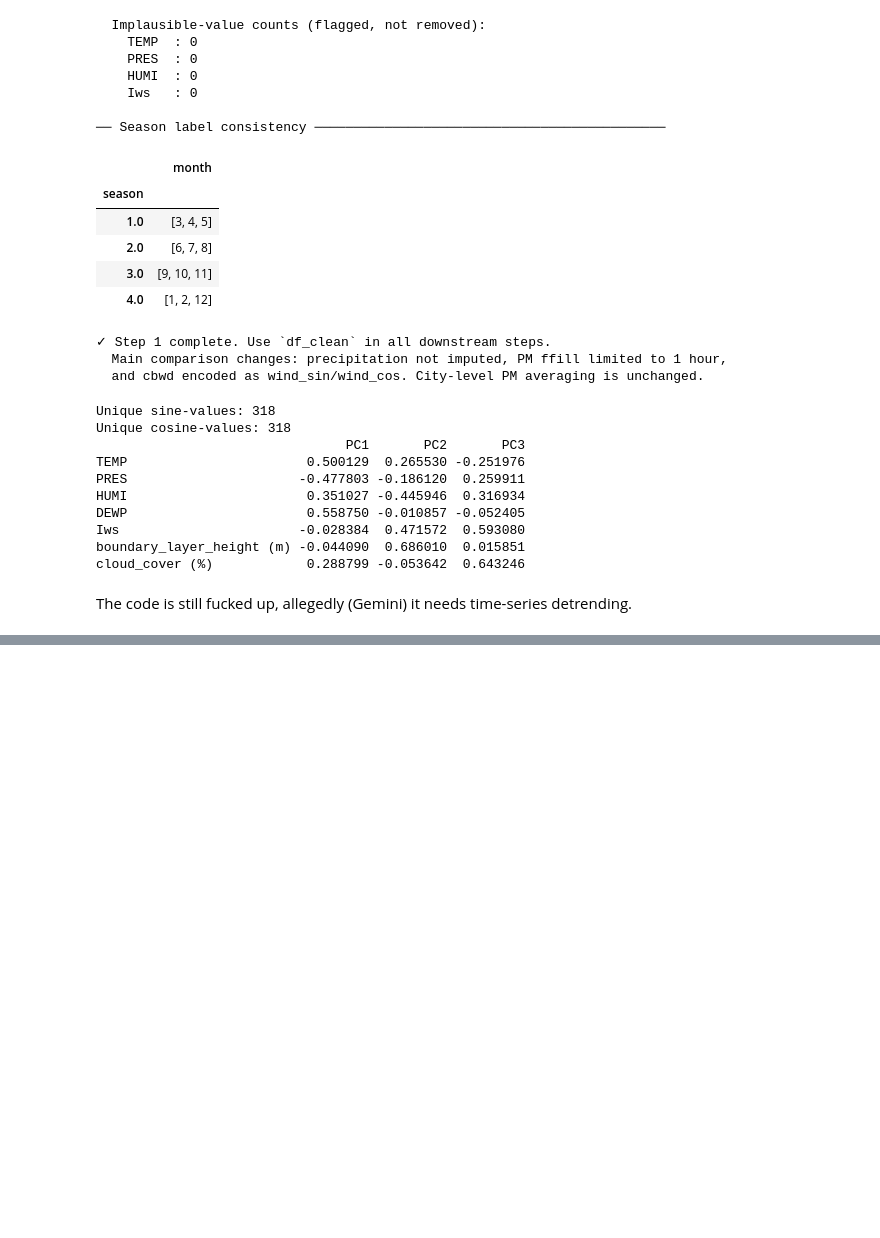
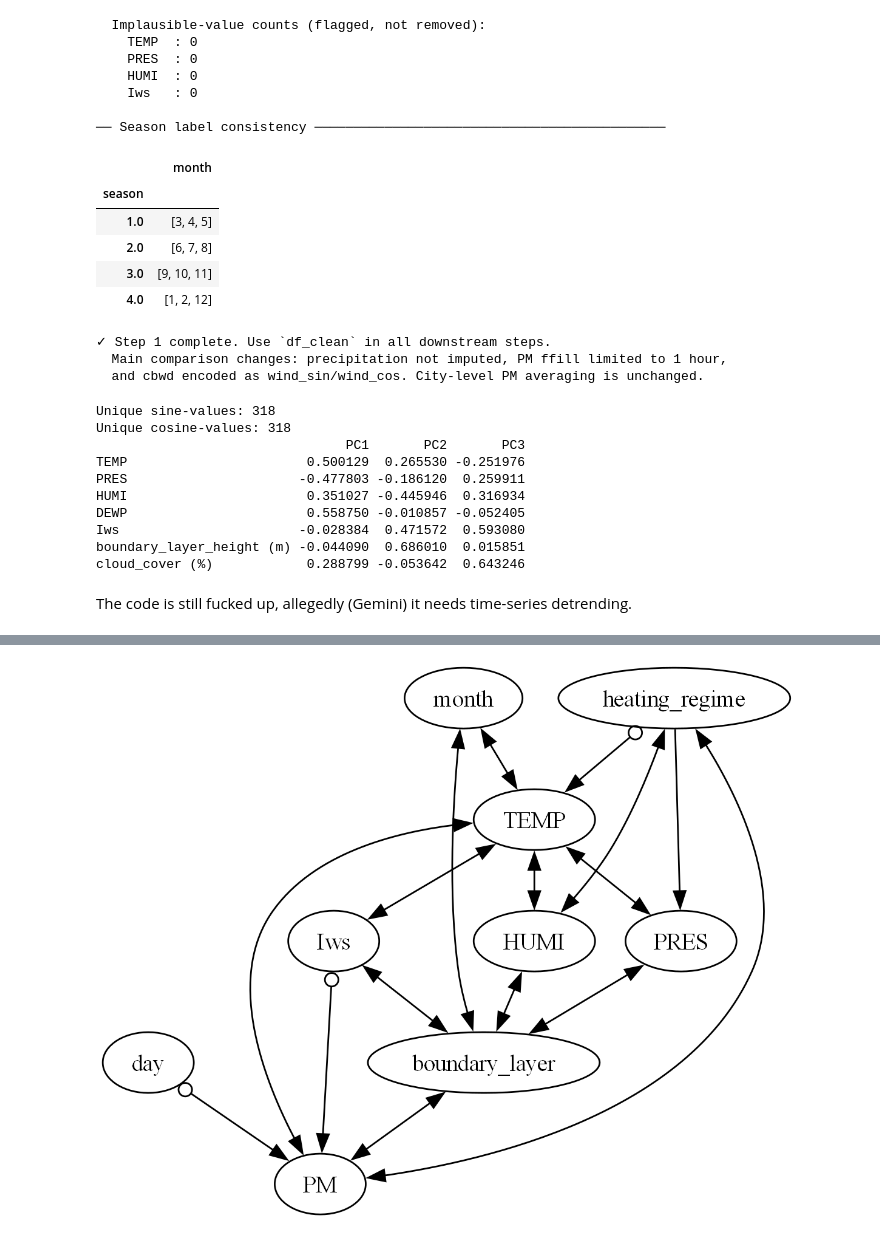
Before and after one commit to OliverOs610/DAI, a Jupyter notebook: ExperimentsOnDataset/experiments03.ipynb, the cells around one changed output, grey strips where cells are left out. Drawn from its saved outputs; the diff is of its cells as text; code cells hidden in the pictures; blank space fills up the shorter version.

```diff
--- a/ExperimentsOnDataset/experiments03.ipynb
+++ b/ExperimentsOnDataset/experiments03.ipynb
@@ -718,0 +730,80 @@ plt.show()
+# %%
+import matplotlib.pyplot as plt
+import numpy as np
+import pandas as pd
+from causallearn.search.ConstraintBased.FCI import fci
+from causallearn.graph.GraphNode import GraphNode
+from causallearn.utils.PCUtils.BackgroundKnowledge import BackgroundKnowledge
+from causallearn.utils.GraphUtils import GraphUtils
+from IPython.display import Image, display
+from sklearn.preprocessing import StandardScaler
+
+# 1. Structural Fix: Downsample to daily intervals
+daily_df = (
+    df_clean.groupby(["city", "year", "month", "day"])
+    .agg(
+        TEMP=("TEMP", "mean"),
+        PRES=("PRES", "mean"),
+        HUMI=("HUMI", "mean"),
+        Iws=("Iws", "mean"),
+        boundary_layer=("boundary_layer_height (m)", "mean"),
+        heating_regime=("heating_regime", "max"),  # 1 if active that day
+        PM=("PM", "mean"),
+    )
+    .reset_index()
+)
+
+# 2. Select variables for the exact left-to-right structural mapping
+graph_features = [
+    "month", "day", "heating_regime", "TEMP", "PRES", "HUMI", "Iws", "boundary_layer", "PM"
+]
+df_graph = daily_df[graph_features].dropna()
+
+scaler = StandardScaler()
+scaled_data = scaler.fit_transform(df_graph)
+
+# 3. BUILD THE STRICT BACKGROUND KNOWLEDGE USING GRAPH NODES (As shown in GitHub)
+bk = BackgroundKnowledge()
+
+# Create a dictionary of GraphNode objects mapped to their column index
+nodes = {name: GraphNode(name) for name in graph_features}
+
+# Rule A: Time (month, day) is completely exogenous. No variable can cause time!
+for var in graph_features:
+    if var not in ["month", "day"]:
+        bk.add_forbidden_by_node(nodes[var], nodes["month"])
+        bk.add_forbidden_by_node(nodes[var], nodes["day"])
+
+# Rule B: Government policy is administrative. Weather parameters CANNOT cause the policy!
+for weather_var in ["TEMP", "PRES", "HUMI", "Iws", "boundary_layer", "PM"]:
+    bk.add_forbidden_by_node(nodes[weather_var], nodes["heating_regime"])
+
+# Rule C: Political choices cannot alter absolute physics (heating_regime cannot cause weather)
+for weather_var in ["TEMP", "PRES", "HUMI", "Iws", "boundary_layer"]:
+    bk.add_forbidden_by_node(nodes["heating_regime"], nodes[weather_var])
+
+# Rule D: Enforce the actual legal link (month and day are required to cause the heating policy)
+bk.add_required_by_node(nodes["month"], nodes["heating_regime"])
+bk.add_required_by_node(nodes["day"], nodes["heating_regime"])
+
+print("── NATIVE GITHUB-VERIFIED BACKGROUND KNOWLEDGE GENERATED ───────────")
+
+# 4. RUN THE FAST CAUSAL INFERENCE (FCI) ALGORITHM
+print("[causal-learn] > Executing CMU FCI core to learn the latent PAG...")
+g, edges = fci(
+    scaled_data,
+    independence_test_method="fisherz",
+    alpha=0.05,
+    background_knowledge=bk,
+)
+
+# 5. HIGH-QUALITY VISUALIZATION VIA GRAPHVIZ
+pyd = GraphUtils.to_pydot(g, labels=graph_features)
+
+# Save the partial ancestral graph matrix to file
+output_filename = "fci_partial_ancestral_graph.png"
+pyd.write_png(output_filename)
+
+# Display the image inside the Jupyter Notebook layout
+display(Image(output_filename))
+# %% [output]
@@ -718,0 +817 @@ plt.show()
+[figure, added]
```
Also changed, not shown: parts of 2 cells of this notebook, 1 other file.
